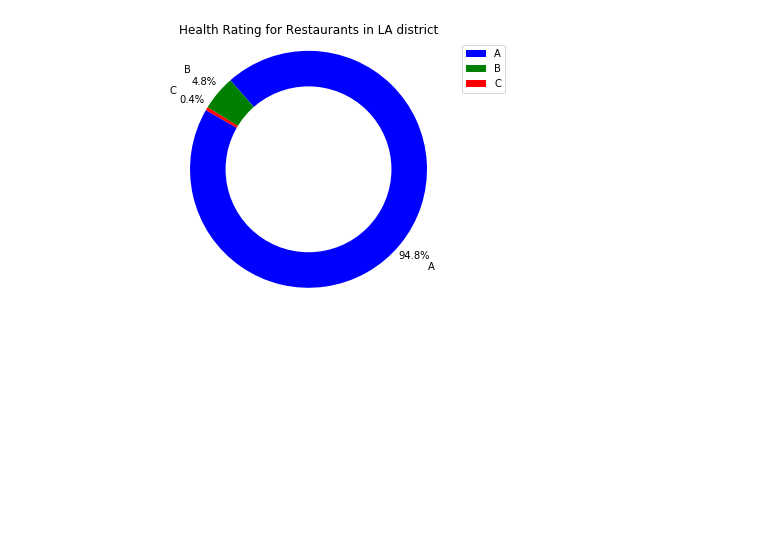
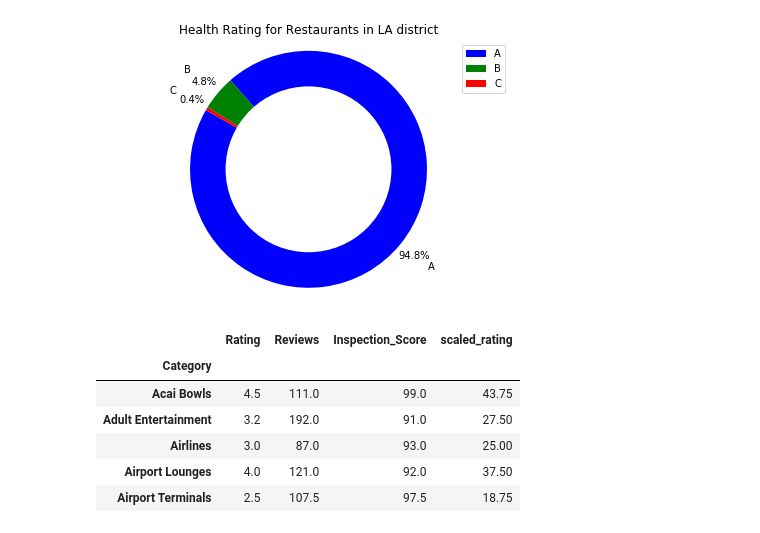
Before and after one commit to ryankchang/project1, a Jupyter notebook: workfile/Albert_Ryan_data.ipynb, the cells around one changed output. Cells and saved outputs as stored; diff of their text form; code cells hidden in the pictures; blank space fills up the shorter version.

```diff
--- a/workfile/Albert_Ryan_data.ipynb
+++ b/workfile/Albert_Ryan_data.ipynb
@@ -210,0 +221,11 @@ plt.savefig("Pie_chart_Health_Rating.png")
+# %%
+final_groupby["scaled_rating"] = ((final_groupby['Rating'] - final_groupby['Rating'].min()) / (final_groupby['Rating'].max() - final_groupby['Rating'].min())) *50
+final_groupby.head()
+# %% [output]
+|  | Rating | Reviews | Inspection_Score | scaled_rating |
+| Category |  |  |  |  |
+| Acai Bowls | 4.5 | 111.0 | 99.0 | 43.75 |
+| Adult Entertainment | 3.2 | 192.0 | 91.0 | 27.50 |
+| Airlines | 3.0 | 87.0 | 93.0 | 25.00 |
+| Airport Lounges | 4.0 | 121.0 | 92.0 | 37.50 |
+| Airport Terminals | 2.5 | 107.5 | 97.5 | 18.75 |
```
Also changed, not shown: parts of 4 cells of this notebook, 2 other files.
